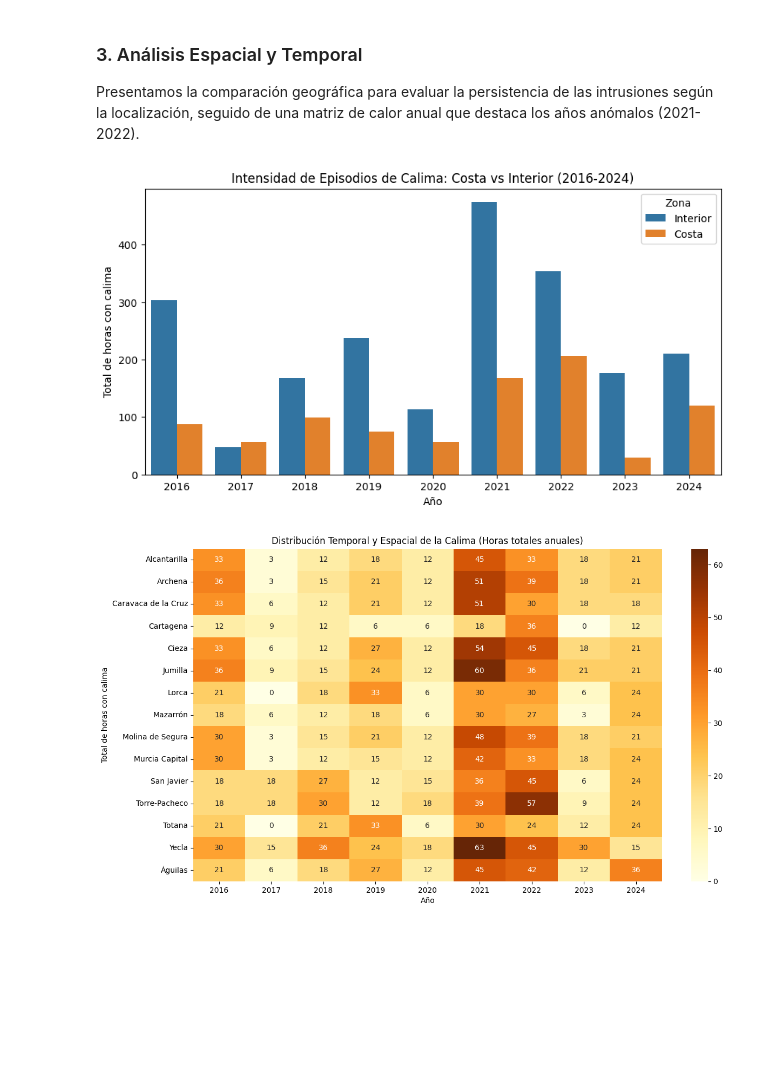
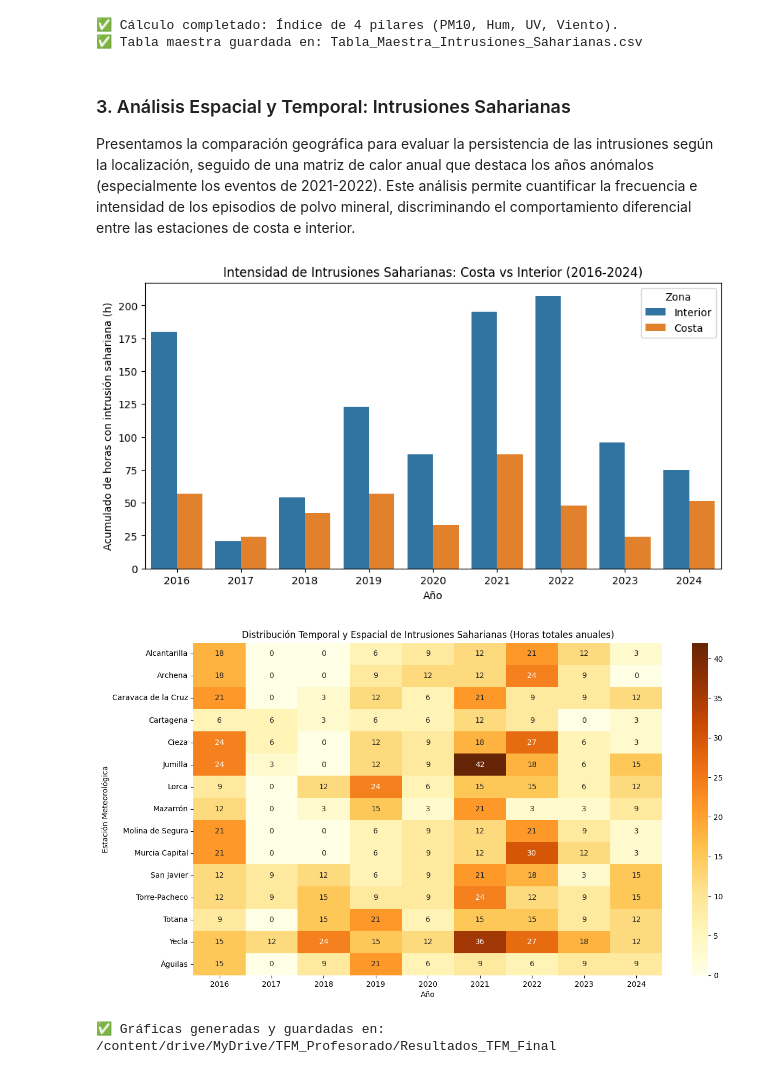
Before and after one commit to carrisian/del-big-data-al-modelo-predictivo, a Jupyter notebook: colab/Intrusiones de Polvo Sahariano.ipynb, the cells around one changed output. Saved outputs shown, nothing was run; the diff lists cells and outputs as text; code cells hidden in the pictures; blank space fills up the shorter version.

```diff
--- a/colab/Intrusiones de Polvo Sahariano.ipynb
+++ b/colab/Intrusiones de Polvo Sahariano.ipynb
@@ -44,42 +46,74 @@ Nota: Se han aplicado umbrales de humedad diferenciados según la proximidad al
 # %%
-#@title 🧮 Cálculo del Índice Sintético de Calima { display-mode: "form" }
-# "Seguro": si la columna Zona no existe, la crea.
-costeras = ['Cartagena', 'San Javier', 'Mazarrón', 'Águilas', 'Torre-Pacheco']
-df['Zona'] = df['Estacion'].apply(lambda x: 'Costa' if x in costeras else 'Interior')
+#@title 🧮 Cálculo del Índice Sintético de Intrusión Sahariana { display-mode: "form" }
 
-def calcular_indice_calima(row):
+# Aseguramos existencia de Zona
+if 'Zona' not in df.columns:
+    costeras = ['Cartagena', 'San Javier', 'Mazarrón', 'Águilas', 'Torre-Pacheco']
+    df['Zona'] = df['Estacion'].apply(lambda x: 'Costa' if x in costeras else 'Interior')
+
+def calcular_indice_sahariano(row):
+    # 1. PM10: Masa de partículas
     pm10 = 1 if row['PM10'] > 60 else 0
+
+    # 2. Humedad: Aire continental seco
     h_lim = 60 if row['Zona'] == 'Costa' else 40
     hum = 1 if row['Hum'] < h_lim else 0
+
+    # 3. Atenuación UV: Bloqueo de radiación
     uv = 1 if (row['UV_Cielo_Despejado'] - row['UV_Real']) > 1.5 else 0
-    return pm10 + hum + uv
 
-df['es_calima_sintetico'] = df.apply(calcular_indice_calima, axis=1) >= 2
+    # 4. Viento: Procedencia del sector Sur/Sureste (Sahara)
+    # Entre 135 y 225 grados
+    viento = 1 if 135 <= row['Viento_Dir'] <= 225 else 0
+
+    # Retornamos la suma de todos los parámetros
+    return pm10 + hum + uv + viento
+
+# Calculamos el Score (de 0 a 4 puntos)
+# Exigimos al menos 3 puntos para ser considerados evento sahariano (Rigor científico)
+df['score_sahariano'] = df.apply(calcular_indice_sahariano, axis=1)
+df['es_episodio_sahariano'] = df['score_sahariano'] >= 3
 
 # Agrupación estadística
-resumen_anual = df[df['es_calima_sintetico'] == True].groupby(['anio', 'Estacion', 'Zona']).size().reset_index(name='Eventos_3H')
-resumen_anual['Horas_Calima'] = resumen_anual['Eventos_3H'] * 3
-resumen_anual.to_csv(os.path.join(RUTA_OUTPUT, "Tabla_Maestra_TFM.csv"), index=False)
+resumen_anual = df[df['es_episodio_sahariano'] == True].groupby(['anio', 'Estacion', 'Zona']).size().reset_index(name='Eventos_3H')
+resumen_anual['Horas_Intrusion'] = resumen_anual['Eventos_3H'] * 3
+
+# Exportar tabla maestra
+resumen_anual.to_csv(os.path.join(RUTA_OUTPUT, "Tabla_Maestra_Intrusiones_Saharianas.csv"), index=False)
+print("✅ Cálculo completado: Índice de 4 pilares (PM10, Hum, UV, Viento).")
+print("✅ Tabla maestra guardada en: Tabla_Maestra_Intrusiones_Saharianas.csv")
+# %% [output]
+✅ Cálculo completado: Índice de 4 pilares (PM10, Hum, UV, Viento).
+✅ Tabla maestra guardada en: Tabla_Maestra_Intrusiones_Saharianas.csv
 # %% [markdown]
-### 3. Análisis Espacial y Temporal
-Presentamos la comparación geográfica para evaluar la persistencia de las intrusiones según la localización, seguido de una matriz de calor anual que destaca los años anómalos (2021-2022).
+### 3. Análisis Espacial y Temporal: Intrusiones Saharianas
+Presentamos la comparación geográfica para evaluar la persistencia de las intrusiones según la localización, seguido de una matriz de calor anual que destaca los años anómalos (especialmente los eventos de 2021-2022). Este análisis permite cuantificar la frecuencia e intensidad de los episodios de polvo mineral, discriminando el comportamiento diferencial entre las estaciones de costa e interior.
 # %%
 #@title 📊 Visualización de Resultados para el TFM { display-mode: "form" }
+
+# Aseguramos que usamos los nombres de columnas actualizados
+col_nombre = 'Horas_Intrusion'
+col_eje_y = 'Acumulado de horas con intrusión sahariana (h)'
+
 # Figura 1: Comparativa
 plt.figure(figsize=(10, 5))
-ax = sns.barplot(x='anio', y='Horas_Calima', hue='Zona', data=resumen_anual, estimator=sum, errorbar=None)
-ax.set(xlabel='Año', ylabel='Total de horas con calima')
-plt.title("Intensidad de Episodios de Calima: Costa vs Interior (2016-2024)")
-plt.savefig(os.path.join(RUTA_OUTPUT, "Figura_1_Comparativa_Geografica.png"), dpi=300)
+ax = sns.barplot(x='anio', y=col_nombre, hue='Zona', data=resumen_anual, estimator=sum, errorbar=None)
+ax.set(xlabel='Año', ylabel=col_eje_y)
+plt.title("Intensidad de Intrusiones Saharianas: Costa vs Interior (2016-2024)")
+plt.savefig(os.path.join(RUTA_OUTPUT, "Figura_1_Polvo_Sahariano_Zonas.png"), dpi=300)
 plt.show()
 
 # Figura 2: Heatmap
-df_pivot = resumen_anual.pivot(index='Estacion', columns='anio', values='Horas_Calima').fillna(0)
+df_pivot = resumen_anual.pivot(index='Estacion', columns='anio', values=col_nombre).fillna(0)
 plt.figure(figsize=(14, 8))
 bx = sns.heatmap(df_pivot, annot=True, cmap="YlOrBr", fmt=".0f")
-bx.set(xlabel='Año', ylabel='Total de horas con calima')
-plt.title("Distribución Temporal y Espacial de la Calima (Horas totales anuales)")
-plt.savefig(os.path.join(RUTA_OUTPUT, "Figura_2_Heatmap_Anual.png"), dpi=300)
+bx.set(xlabel='Año', ylabel='Estación Meteorológica')
+plt.title("Distribución Temporal y Espacial de Intrusiones Saharianas (Horas totales anuales)")
+plt.savefig(os.path.join(RUTA_OUTPUT, "Figura_2_Heatmap_Polvo.png"), dpi=300)
+plt.show()
+
+print(f"✅ Gráficas generadas y guardadas en: {RUTA_OUTPUT}")
 # %% [output]
-[figure, old version]
+[figure, new version]
-[figure, old version]
+[figure, new version]
+✅ Gráficas generadas y guardadas en: /content/drive/MyDrive/TFM_Profesorado/Resultados_TFM_Final
```
Also changed, not shown: parts of 4 cells of this notebook.
